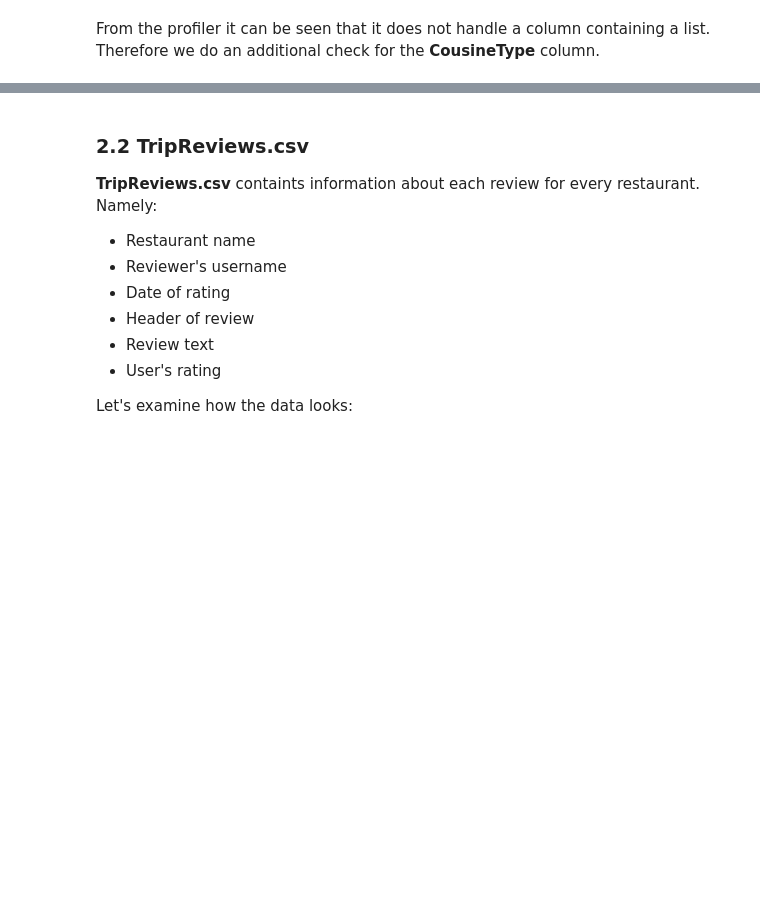
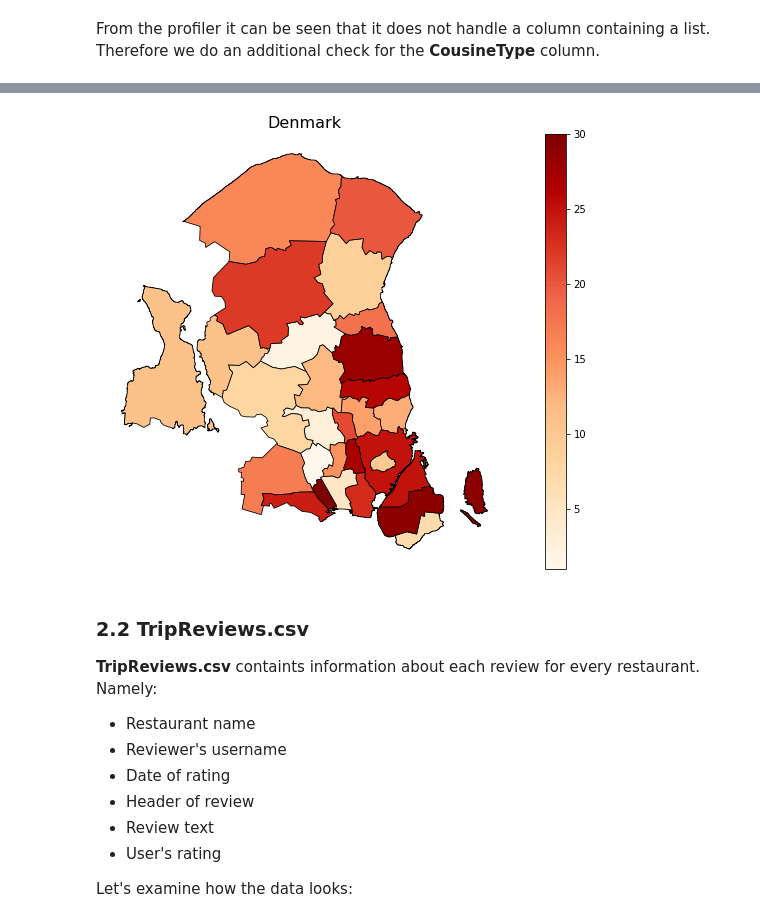
Before and after one commit to hlynurarni/Final_project_s42578_21, a Jupyter notebook: Milestone1.ipynb, the cells around one changed output, grey strips where cells are left out. Cells and saved outputs as stored; diff of their text form; code cells hidden in the pictures; blank space fills up the shorter version.

```diff
--- a/Milestone1.ipynb
+++ b/Milestone1.ipynb
@@ -162,0 +227,13 @@ plt.show()
+# %%
+# Shapefiles
+# https://www.diva-gis.org/datadown
+import pandas as pd
+import geopandas as gpd
+import json
+import matplotlib as mpl
+import pylab as plt
+
+shp = 'DNK_adm/DNK_adm2.shp'
+gdf = gpd.read_file(shp)
+
+gdf.head()
@@ -163,3 +267,12 @@ plt.show()
+# %%
+hovedstaden = gdf[(gdf.ID_1==1) & (gdf.NAME_2 != 'Bornholm') & (gdf.NAME_2 != 'Christiansø') & (gdf.NAME_2 != 'Halsnæs')]
+# %%
+fig, ax = plt.subplots(1, figsize=(14, 8));
+hovedstaden.plot(column='ID_2', cmap='OrRd', linewidth=0.8, ax=ax, edgecolor='black', legend=True);
+ax.axis('off');
+ax.set_title('Denmark', fontsize=16);
+# %% [output]
+[figure, added]
 # %% [markdown]
 <a id="tripreviews"></a>
 ### 2.2 TripReviews.csv
```
Also changed, not shown: parts of 14 cells of this notebook, 20 other files.
